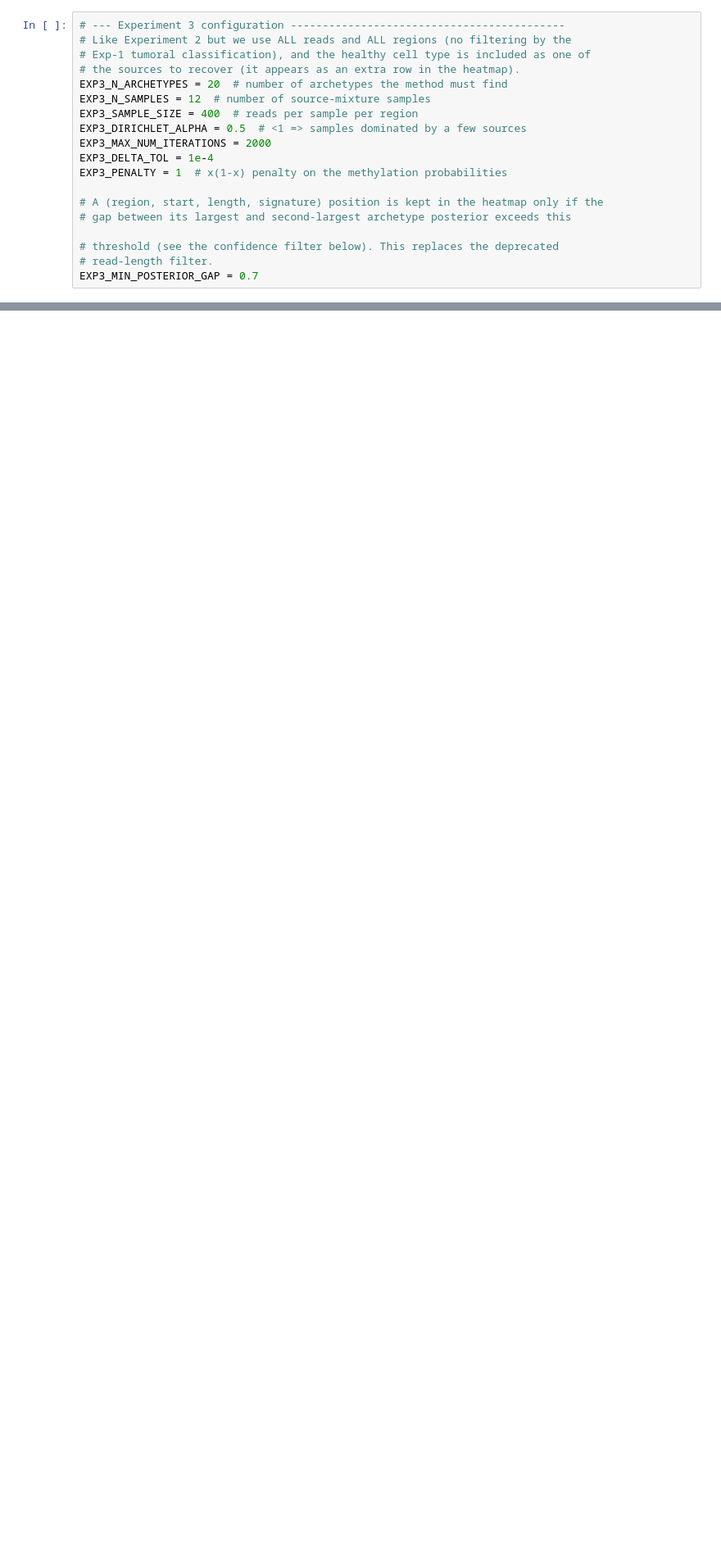
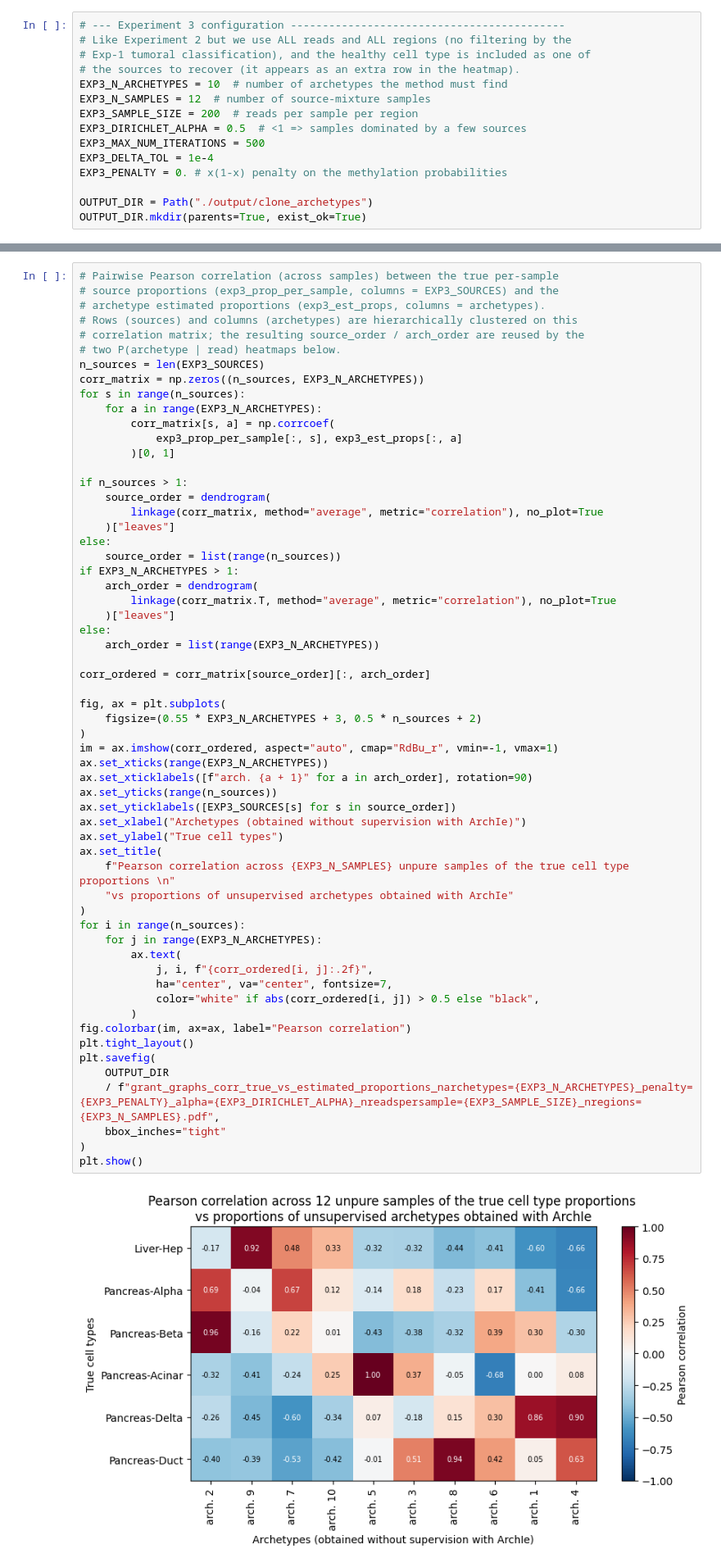
Before and after one commit to CompEpigen/syto, a Jupyter notebook: EDA/extract_soft_labels_from_noisy_samples/clone_archetypes/exp_clone_archetypes.ipynb, the cells around one changed output, grey strips where cells are left out. Shown at 82% size. Cells and saved outputs as stored; diff of their text form; blank space fills up the shorter version.

```diff
--- a/EDA/extract_soft_labels_from_noisy_samples/clone_archetypes/exp_clone_archetypes.ipynb
+++ b/EDA/extract_soft_labels_from_noisy_samples/clone_archetypes/exp_clone_archetypes.ipynb
@@ -1376,20 +1378,16 @@ contribute to the heatmap.
 # Like Experiment 2 but we use ALL reads and ALL regions (no filtering by the
 # Exp-1 tumoral classification), and the healthy cell type is included as one of
 # the sources to recover (it appears as an extra row in the heatmap).
-EXP3_N_ARCHETYPES = 20  # number of archetypes the method must find
+EXP3_N_ARCHETYPES = 10  # number of archetypes the method must find
 EXP3_N_SAMPLES = 12  # number of source-mixture samples
-EXP3_SAMPLE_SIZE = 400  # reads per sample per region
+EXP3_SAMPLE_SIZE = 200  # reads per sample per region
 EXP3_DIRICHLET_ALPHA = 0.5  # <1 => samples dominated by a few sources
-EXP3_MAX_NUM_ITERATIONS = 2000
+EXP3_MAX_NUM_ITERATIONS = 500
 EXP3_DELTA_TOL = 1e-4
-EXP3_PENALTY = 1  # x(1-x) penalty on the methylation probabilities
+EXP3_PENALTY = 0. # x(1-x) penalty on the methylation probabilities
 
-# A (region, start, length, signature) position is kept in the heatmap only if the
-# gap between its largest and second-largest archetype posterior exceeds this
-
-# threshold (see the confidence filter below). This replaces the deprecated
-# read-length filter.
-EXP3_MIN_POSTERIOR_GAP = 0.7
+OUTPUT_DIR = Path("./output/clone_archetypes")
+OUTPUT_DIR.mkdir(parents=True, exist_ok=True)
 # %%
 # Sources to recover: the healthy cell type + every clone present in EVERY region.
 EXP3_CLONES = [
@@ -1459,0 +1460,61 @@ Fitted 20 archetypes over 6 true sources.
+# %%
+# Pairwise Pearson correlation (across samples) between the true per-sample
+# source proportions (exp3_prop_per_sample, columns = EXP3_SOURCES) and the
+# archetype estimated proportions (exp3_est_props, columns = archetypes).
+# Rows (sources) and columns (archetypes) are hierarchically clustered on this
+# correlation matrix; the resulting source_order / arch_order are reused by the
+# two P(archetype | read) heatmaps below.
+n_sources = len(EXP3_SOURCES)
+corr_matrix = np.zeros((n_sources, EXP3_N_ARCHETYPES))
+for s in range(n_sources):
+    for a in range(EXP3_N_ARCHETYPES):
+        corr_matrix[s, a] = np.corrcoef(
+            exp3_prop_per_sample[:, s], exp3_est_props[:, a]
+        )[0, 1]
+
+if n_sources > 1:
+    source_order = dendrogram(
+        linkage(corr_matrix, method="average", metric="correlation"), no_plot=True
+    )["leaves"]
+else:
+    source_order = list(range(n_sources))
+if EXP3_N_ARCHETYPES > 1:
+    arch_order = dendrogram(
+        linkage(corr_matrix.T, method="average", metric="correlation"), no_plot=True
+    )["leaves"]
+else:
+    arch_order = list(range(EXP3_N_ARCHETYPES))
+
+corr_ordered = corr_matrix[source_order][:, arch_order]
+
+fig, ax = plt.subplots(
+    figsize=(0.55 * EXP3_N_ARCHETYPES + 3, 0.5 * n_sources + 2)
+)
+im = ax.imshow(corr_ordered, aspect="auto", cmap="RdBu_r", vmin=-1, vmax=1)
+ax.set_xticks(range(EXP3_N_ARCHETYPES))
+ax.set_xticklabels([f"arch. {a + 1}" for a in arch_order], rotation=90)
+ax.set_yticks(range(n_sources))
+ax.set_yticklabels([EXP3_SOURCES[s] for s in source_order])
+ax.set_xlabel("Archetypes (obtained without supervision with ArchIe)")
+ax.set_ylabel("True cell types")
+ax.set_title(
+    f"Pearson correlation across {EXP3_N_SAMPLES} unpure samples of the true cell type proportions \n"
+    "vs proportions of unsupervised archetypes obtained with ArchIe"
+)
+for i in range(n_sources):
+    for j in range(EXP3_N_ARCHETYPES):
+        ax.text(
+            j, i, f"{corr_ordered[i, j]:.2f}",
+            ha="center", va="center", fontsize=7,
+            color="white" if abs(corr_ordered[i, j]) > 0.5 else "black",
+        )
+fig.colorbar(im, ax=ax, label="Pearson correlation")
+plt.tight_layout()
+plt.savefig(
+    OUTPUT_DIR
+    / f"grant_graphs_corr_true_vs_estimated_proportions_narchetypes={EXP3_N_ARCHETYPES}_penalty={EXP3_PENALTY}_alpha={EXP3_DIRICHLET_ALPHA}_nreadspersample={EXP3_SAMPLE_SIZE}_nregions={EXP3_N_SAMPLES}.pdf",
+    bbox_inches="tight"
+)
+plt.show()
+# %% [output]
+[figure, added]
```
Also changed, not shown: parts of 11 cells of this notebook.
